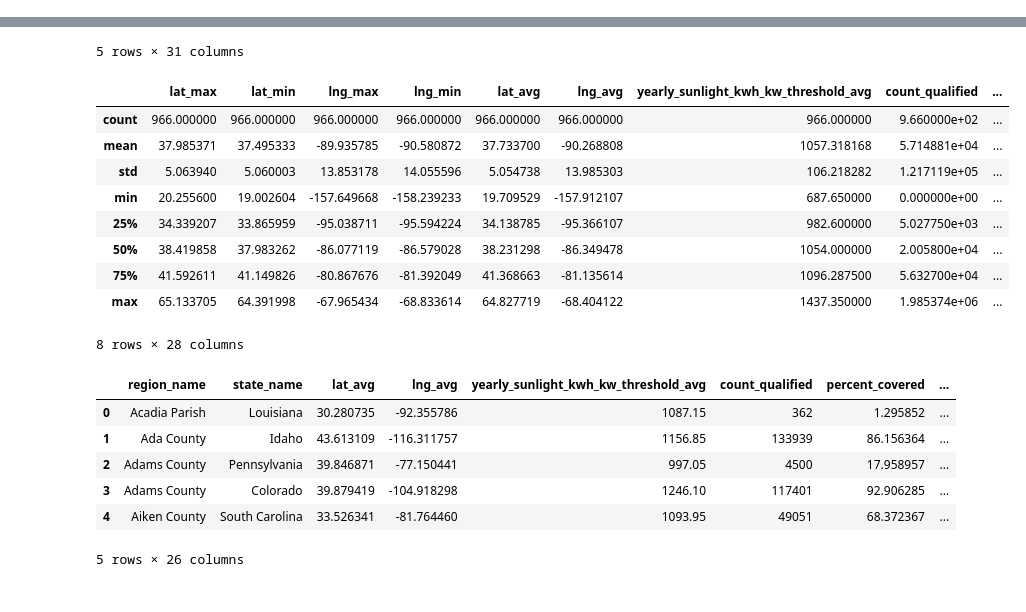
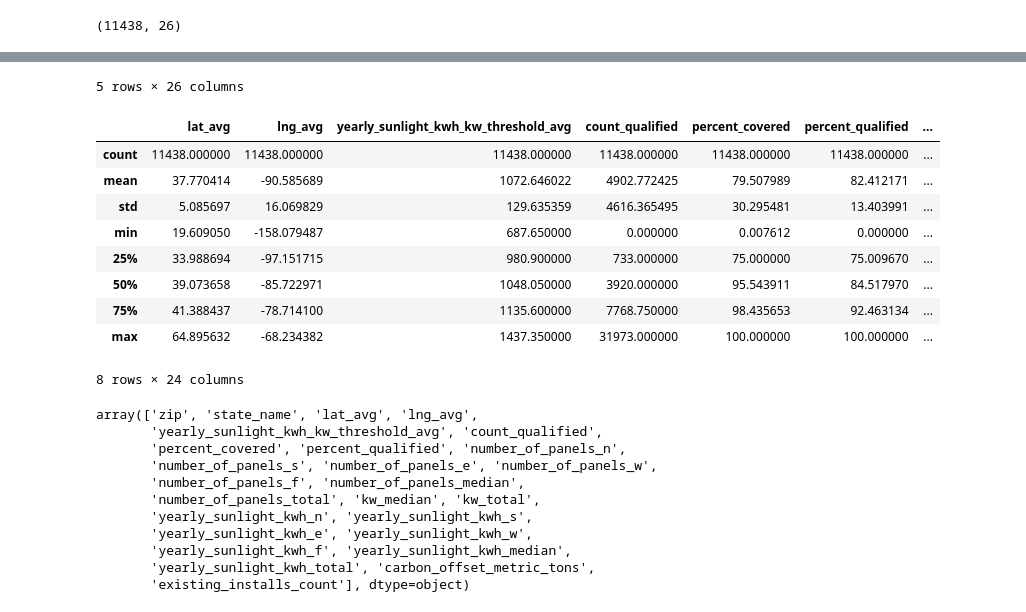
Before and after one commit to euirim/tesla-energy-cba, a Jupyter notebook: code/notebooks/preprocessing.ipynb, the cells around one changed output, grey strips where cells are left out. Drawn from its saved outputs; the diff is of its cells as text; code cells hidden in the pictures.

Commit message:
preprocessing data

```diff
--- a/code/notebooks/preprocessing.ipynb
+++ b/code/notebooks/preprocessing.ipynb
@@ -7,5 +8,14 @@ import json
 # %%
-df = pd.read_csv('../data/project-sunroof-county-12072018.csv')
+df = pd.read_csv(
+    '../data/project-sunroof-postal_code-12072018.csv',
+    dtype={'region_name': str}
+)
+df = df.rename(columns={'region_name': 'zip'})
+dropped_labels = ['lat_max', 'lat_min', 'lng_max', 'lng_min', 'install_size_kw_buckets_json']
+df = df.drop(labels=dropped_labels, axis=1)
+display(df.shape)
 display(df[:5])
 display(df.describe())
+display(df.columns.values)
 # %% [output]
+(11438, 26)
@@ -18,23 +28,22 @@ display(df.describe())
-5 rows × 31 columns
+5 rows × 26 columns
-|  | lat_max | lat_min | lng_max | lng_min | lat_avg | lng_avg | yearly_sunlight_kwh_kw_threshold_avg | count_qualified | ... |
-| count | 966.000000 | 966.000000 | 966.000000 | 966.000000 | 966.000000 | 966.000000 | 966.000000 | 9.660000e+02 | ... |
-| mean | 37.985371 | 37.495333 | -89.935785 | -90.580872 | 37.733700 | -90.268808 | 1057.318168 | 5.714881e+04 | ... |
-| std | 5.063940 | 5.060003 | 13.853178 | 14.055596 | 5.054738 | 13.985303 | 106.218282 | 1.217119e+05 | ... |
-| min | 20.255600 | 19.002604 | -157.649668 | -158.239233 | 19.709529 | -157.912107 | 687.650000 | 0.000000e+00 | ... |
-| 25% | 34.339207 | 33.865959 | -95.038711 | -95.594224 | 34.138785 | -95.366107 | 982.600000 | 5.027750e+03 | ... |
-| 50% | 38.419858 | 37.983262 | -86.077119 | -86.579028 | 38.231298 | -86.349478 | 1054.000000 | 2.005800e+04 | ... |
-| 75% | 41.592611 | 41.149826 | -80.867676 | -81.392049 | 41.368663 | -81.135614 | 1096.287500 | 5.632700e+04 | ... |
-| max | 65.133705 | 64.391998 | -67.965434 | -68.833614 | 64.827719 | -68.404122 | 1437.350000 | 1.985374e+06 | ... |
+|  | lat_avg | lng_avg | yearly_sunlight_kwh_kw_threshold_avg | count_qualified | percent_covered | percent_qualified | ... |
+| count | 11438.000000 | 11438.000000 | 11438.000000 | 11438.000000 | 11438.000000 | 11438.000000 | ... |
+| mean | 37.770414 | -90.585689 | 1072.646022 | 4902.772425 | 79.507989 | 82.412171 | ... |
+| std | 5.085697 | 16.069829 | 129.635359 | 4616.365495 | 30.295481 | 13.403991 | ... |
+| min | 19.609050 | -158.079487 | 687.650000 | 0.000000 | 0.007612 | 0.000000 | ... |
+| 25% | 33.988694 | -97.151715 | 980.900000 | 733.000000 | 75.000000 | 75.009670 | ... |
+| 50% | 39.073658 | -85.722971 | 1048.050000 | 3920.000000 | 95.543911 | 84.517970 | ... |
+| 75% | 41.388437 | -78.714100 | 1135.600000 | 7768.750000 | 98.435653 | 92.463134 | ... |
+| max | 64.895632 | -68.234382 | 1437.350000 | 31973.000000 | 100.000000 | 100.000000 | ... |
-8 rows × 28 columns
+8 rows × 24 columns
+array(['zip', 'state_name', 'lat_avg', 'lng_avg',
+       'yearly_sunlight_kwh_kw_threshold_avg', 'count_qualified',
+       'percent_covered', 'percent_qualified', 'number_of_panels_n',
+       'number_of_panels_s', 'number_of_panels_e', 'number_of_panels_w',
+       'number_of_panels_f', 'number_of_panels_median',
+       'number_of_panels_total', 'kw_median', 'kw_total',
+       'yearly_sunlight_kwh_n', 'yearly_sunlight_kwh_s',
+       'yearly_sunlight_kwh_e', 'yearly_sunlight_kwh_w',
+       'yearly_sunlight_kwh_f', 'yearly_sunlight_kwh_median',
+       'yearly_sunlight_kwh_total', 'carbon_offset_metric_tons',
+       'existing_installs_count'], dtype=object)
-# %%
-dropped_labels = ['lat_max', 'lat_min', 'lng_max', 'lng_min', 'install_size_kw_buckets_json']
-df = df.drop(labels=dropped_labels, axis=1)
-display(df[:5])
-# %% [output]
-|  | region_name | state_name | lat_avg | lng_avg | yearly_sunlight_kwh_kw_threshold_avg | count_qualified | percent_covered | ... |
-| 0 | Acadia Parish | Louisiana | 30.280735 | -92.355786 | 1087.15 | 362 | 1.295852 | ... |
-| 1 | Ada County | Idaho | 43.613109 | -116.311757 | 1156.85 | 133939 | 86.156364 | ... |
-| 2 | Adams County | Pennsylvania | 39.846871 | -77.150441 | 997.05 | 4500 | 17.958957 | ... |
-| 3 | Adams County | Colorado | 39.879419 | -104.918298 | 1246.10 | 117401 | 92.906285 | ... |
-| 4 | Aiken County | South Carolina | 33.526341 | -81.764460 | 1093.95 | 49051 | 68.372367 | ... |
-5 rows × 26 columns
```
Also changed, not shown: parts of 12 cells of this notebook, 2 other files.
